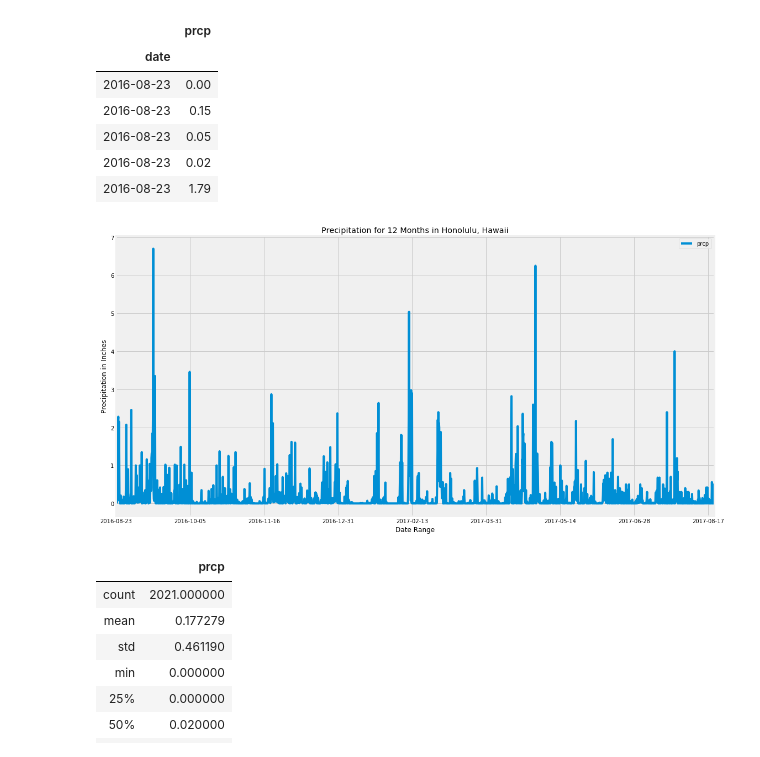
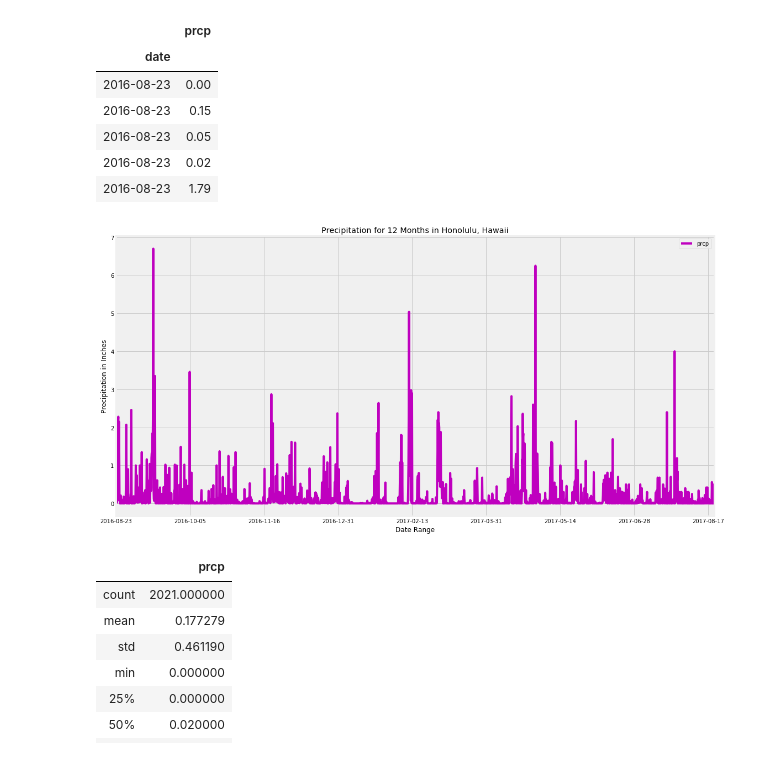
Before and after one commit to RADettmer/sqlalchemy_challenge, a Jupyter notebook: climate_starter.ipynb, the cells around one changed output. Saved outputs shown, nothing was run; the diff lists cells and outputs as text; code cells hidden in the pictures.

```diff
--- a/climate_starter.ipynb
+++ b/climate_starter.ipynb
@@ -120,21 +126,21 @@ df2.head()
 # %%
 #plot prcp by date
 fig, ax = plt.subplots(figsize = (16, 8))
-df2.plot(ax = ax, x_compat = True)
+df2.plot(ax = ax, x_compat = True, color='m')
 
 #set title and labels
 ax.set_xlabel("Date Range")
 ax.set_ylabel("Precipitation in Inches")
 ax.set_title("Precipitation for 12 Months in Honolulu, Hawaii")
 
 #save figure
 plt.savefig("plot1.png")
 
 #plot figure
 plt.tight_layout()
 plt.show()
 # %% [output]
-[figure, old version]
+[figure, new version]
 # %%
 # Use Pandas to calcualte the summary statistics for the precipitation data
 df2.describe()
```
Also changed, not shown: parts of 9 cells of this notebook, 3 other files.
